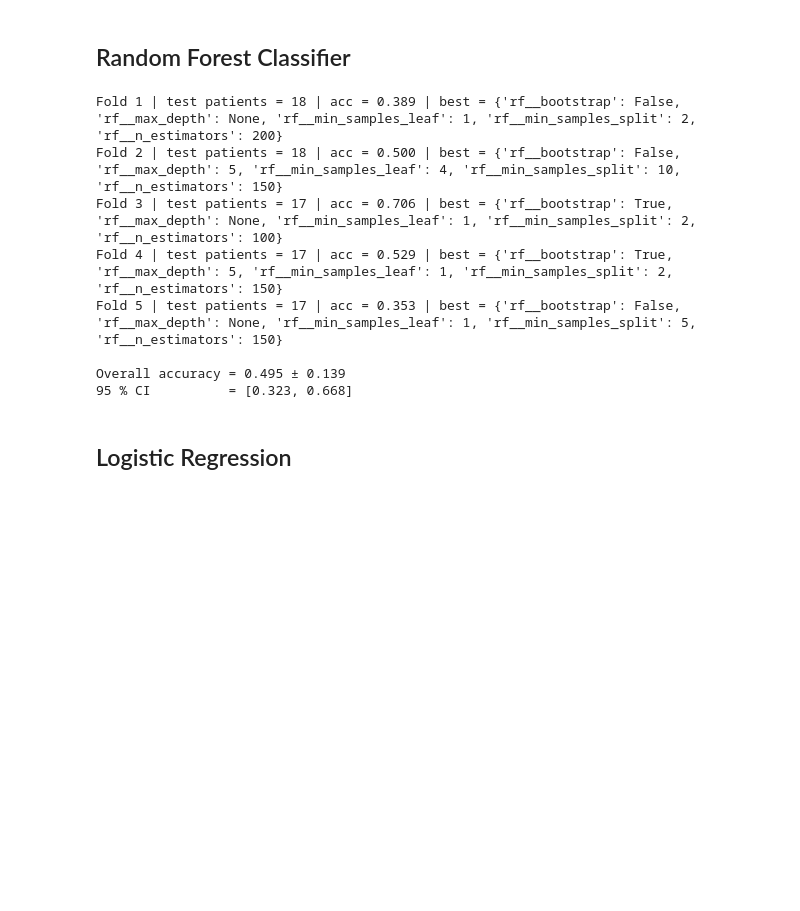
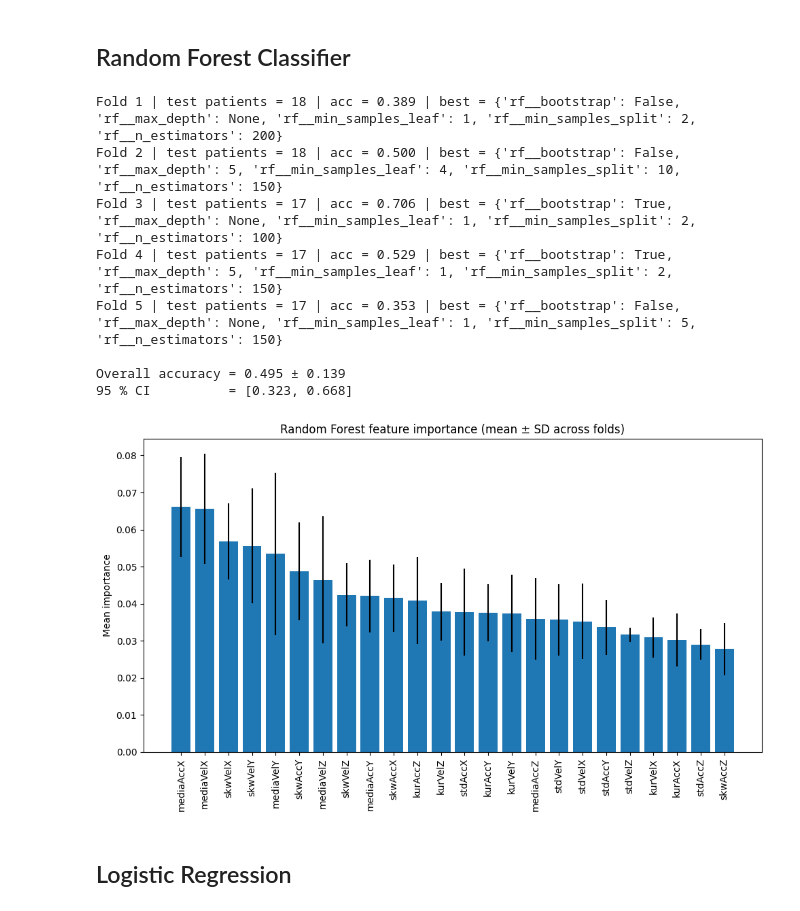
Before and after one commit to LolaSM/neck-pain, a Jupyter notebook: comparison_performance_classification_models.ipynb, the cells around one changed output. Drawn from its saved outputs; the diff is of its cells as text; code cells hidden in the pictures; blank space fills up the shorter version.

```diff
--- a/comparison_performance_classification_models.ipynb
+++ b/comparison_performance_classification_models.ipynb
@@ -191,7 +191,7 @@ import scipy.stats as st   # for the 95 % CI
 
 def nested_cv(model_pipeline, param_grid, X, y,
               outer_splits=5, inner_splits=5, random_state=42,
-              verbose=True):
+              verbose=True, plot_importance=False):
     """
     Nested cross-validation with mean ± SD and 95 % CI.
     """
@@ -203,6 +203,7 @@ def nested_cv(model_pipeline, param_grid, X, y,
                                random_state=random_state)
 
     outer_scores, best_params = [], []
+    importances = []
 
     for k, (train_val_idx, test_idx) in enumerate(outer_cv.split(X, y), 1):
         X_train_val, X_test = X.iloc[train_val_idx], X.iloc[test_idx]
@@ -223,6 +224,12 @@ def nested_cv(model_pipeline, param_grid, X, y,
 
         outer_scores.append(acc)
         best_params.append(gscv.best_params_)
+
+        # ----- store feature importances (if available) -----
+        # Last step in pipeline is assumed to be the estimator
+        final_estimator = best_model[-1]
+        if hasattr(final_estimator, "feature_importances_"):
+            importances.append(final_estimator.feature_importances_)
 
         if verbose:
             print(f'Fold {k} | test patients = {len(test_idx):2d} | '
@@ -245,37 +252,55 @@ def nested_cv(model_pipeline, param_grid, X, y,
     print(f'\nOverall accuracy = {mean_acc:0.3f} ± {std_acc:0.3f}')
     print(f'95 % CI          = [{ci_low:0.3f}, {ci_high:0.3f}]')
 
+    # ---------- plot mean feature importances ----------
+    if plot_importance and importances:
+        importances = np.vstack(importances)           # shape: (k_folds, n_features)
+        mean_imp    = importances.mean(axis=0)
+        std_imp     = importances.std(axis=0)
+
+        feature_names = X.columns
+        order = np.argsort(mean_imp)[::-1]
+
+        plt.figure(figsize=(10, 6))
+        plt.bar(range(len(mean_imp)), mean_imp[order], yerr=std_imp[order])
+        plt.xticks(range(len(mean_imp)), feature_names[order], rotation=90)
+        plt.ylabel("Mean importance")
+        plt.title("Random Forest feature importance (mean ± SD across folds)")
+        plt.tight_layout()
+        plt.show()
+
     return outer_scores, best_params
 # %% [markdown]
 ## Random Forest Classifier
 # %%
 from sklearn.ensemble import RandomForestClassifier
 from sklearn.impute import SimpleImputer
 from sklearn.pipeline import Pipeline
 
 rf_pipe = Pipeline([
     ('imputer', SimpleImputer(strategy='median')),# missing-value filler for prevention
     ('rf',      RandomForestClassifier(random_state=42))
 ])
 
 rf_param_grid = {
     'rf__n_estimators'     : [100, 150, 200],
     'rf__max_depth'        : [None, 5],
     'rf__min_samples_split': [2, 5, 10],
     'rf__min_samples_leaf' : [1, 2, 4],
     'rf__bootstrap'        : [True, False],
 }
 
-rf_scores, rf_params = nested_cv(rf_pipe, rf_param_grid, X, y)
+rf_scores, rf_params = nested_cv(rf_pipe, rf_param_grid, X, y, plot_importance=True)
 # %% [output]
 Fold 1 | test patients = 18 | acc = 0.389 | best = {'rf__bootstrap': False, 'rf__max_depth': None, 'rf__min_samples_leaf': 1, 'rf__min_samples_split': 2, 'rf__n_estimators': 200}
 Fold 2 | test patients = 18 | acc = 0.500 | best = {'rf__bootstrap': False, 'rf__max_depth': 5, 'rf__min_samples_leaf': 4, 'rf__min_samples_split': 10, 'rf__n_estimators': 150}
 Fold 3 | test patients = 17 | acc = 0.706 | best = {'rf__bootstrap': True, 'rf__max_depth': None, 'rf__min_samples_leaf': 1, 'rf__min_samples_split': 2, 'rf__n_estimators': 100}
 Fold 4 | test patients = 17 | acc = 0.529 | best = {'rf__bootstrap': True, 'rf__max_depth': 5, 'rf__min_samples_leaf': 1, 'rf__min_samples_split': 2, 'rf__n_estimators': 150}
 Fold 5 | test patients = 17 | acc = 0.353 | best = {'rf__bootstrap': False, 'rf__max_depth': None, 'rf__min_samples_leaf': 1, 'rf__min_samples_split': 5, 'rf__n_estimators': 150}
 
 Overall accuracy = 0.495 ± 0.139
 95 % CI          = [0.323, 0.668]
+[figure, added]
 # %% [markdown]
 ## Logistic Regression
 # %%
```
Also changed, not shown: parts of 1 cell of this notebook.
